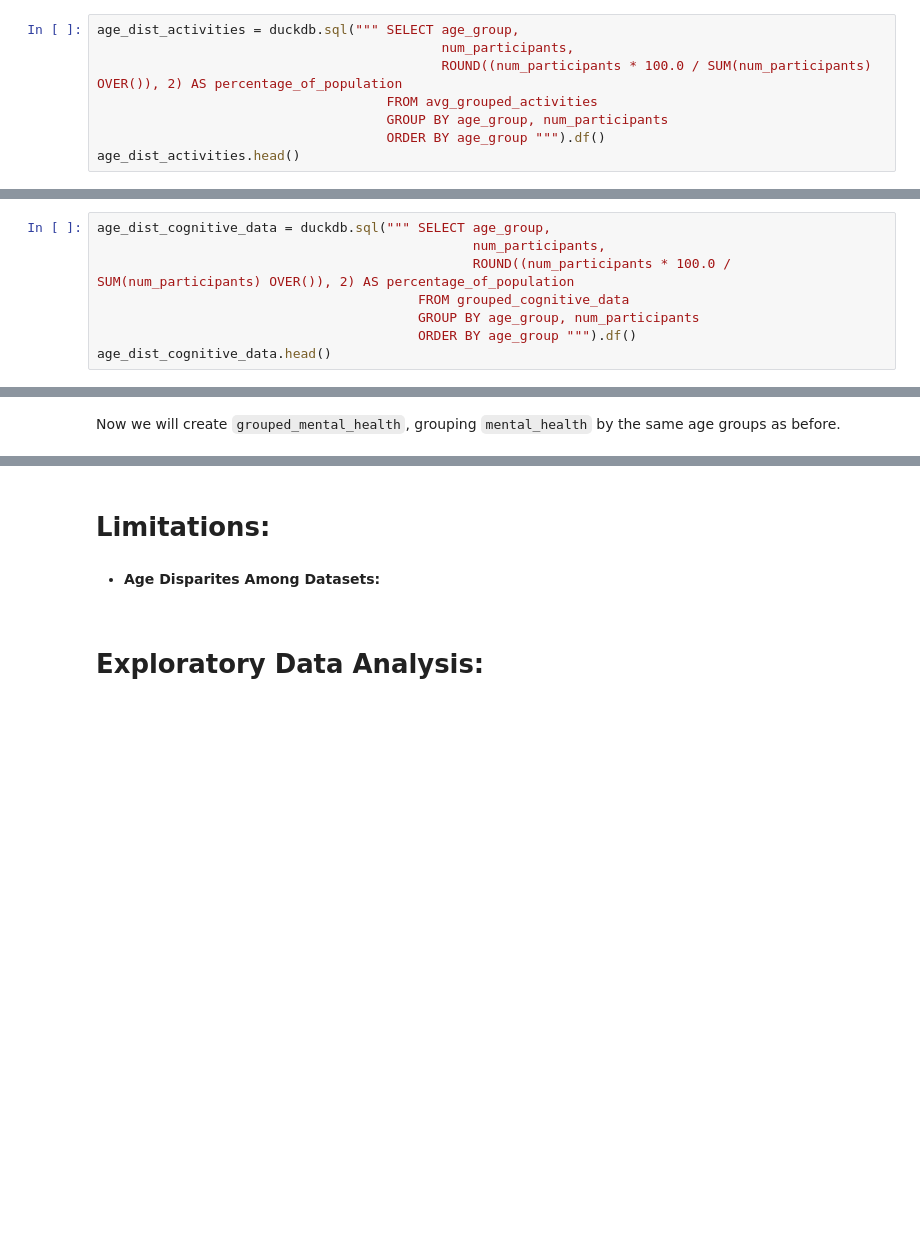
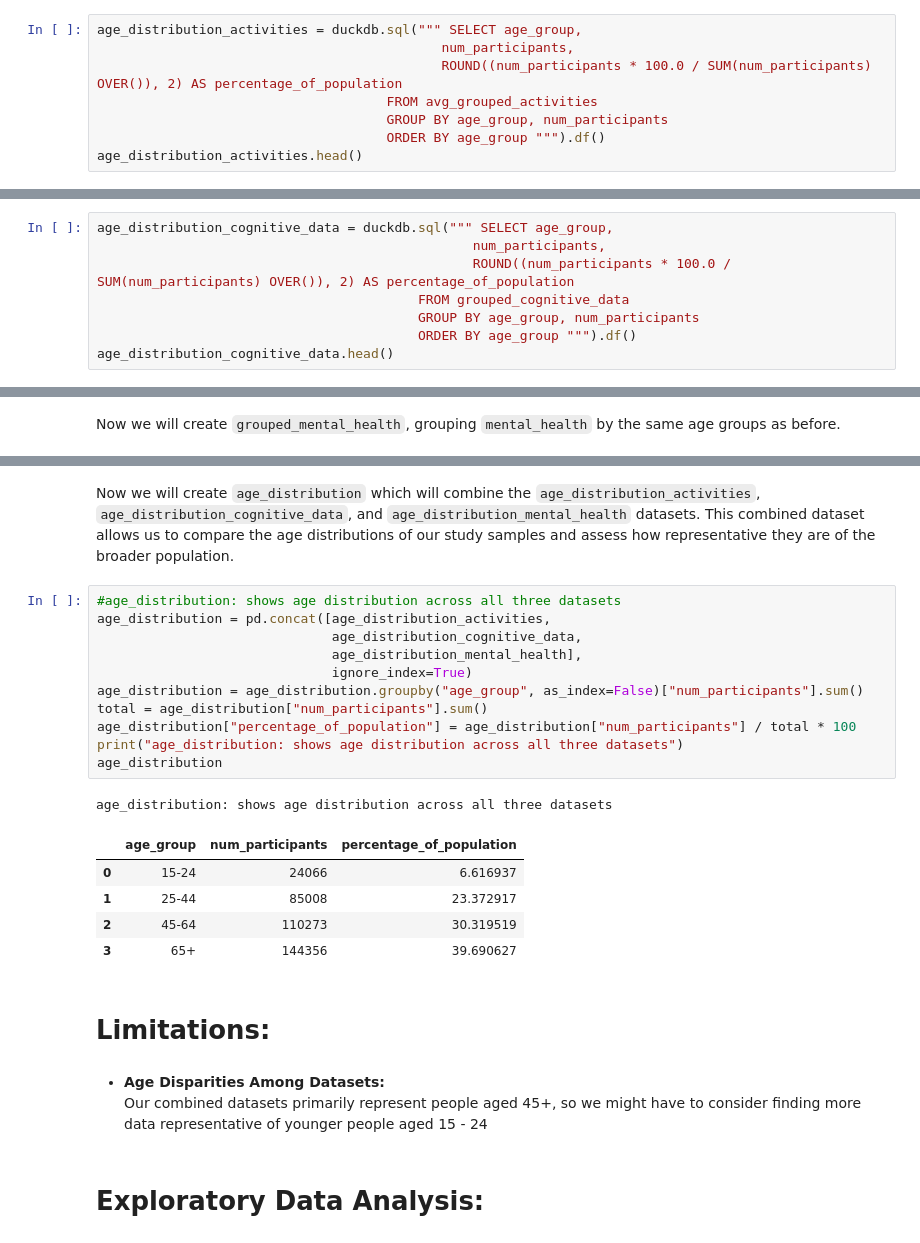
Before and after one commit to rem388/DataScienceProject, a Jupyter notebook: Phase2.ipynb, the cells around one changed output, grey strips where cells are left out. Drawn from its saved outputs; the diff is of its cells as text; blank space fills up the shorter version.

```diff
--- a/Phase2.ipynb
+++ b/Phase2.ipynb
@@ -181,11 +197,11 @@ We are also curious about the age distribution in this sample. We will create `a
 # %%
-age_dist_activities = duckdb.sql(""" SELECT age_group,
+age_distribution_activities = duckdb.sql(""" SELECT age_group,
                                             num_participants,
                                             ROUND((num_participants * 100.0 / SUM(num_participants) OVER()), 2) AS percentage_of_population
                                      FROM avg_grouped_activities
                                      GROUP BY age_group, num_participants
                                      ORDER BY age_group """).df()
-age_dist_activities.head()
+age_distribution_activities.head()
 # %% [output]
 |  | age_group | num_participants | percentage_of_population |
 | 0 | 15-24 | 440 | 7.16 |
@@ -322,11 +338,11 @@ We will create `age_dist_cognitive_data` to illustrate the age distribution of t
 # %%
-age_dist_cognitive_data = duckdb.sql(""" SELECT age_group,
+age_distribution_cognitive_data = duckdb.sql(""" SELECT age_group,
                                                 num_participants,
                                                 ROUND((num_participants * 100.0 / SUM(num_participants) OVER()), 2) AS percentage_of_population
                                          FROM grouped_cognitive_data
                                          GROUP BY age_group, num_participants
                                          ORDER BY age_group """).df()
-age_dist_cognitive_data.head()
+age_distribution_cognitive_data.head()
 # %% [output]
 |  | age_group | num_participants | percentage_of_population |
 | 0 | 15-24 | 388 | 27.73 |
@@ -453,8 +567,28 @@ grouped_mental_health: mental_health data grouped by age group
+# %% [markdown]
+Now we will create `age_distribution` which will combine the `age_distribution_activities`, `age_distribution_cognitive_data`, and `age_distribution_mental_health` datasets. This combined dataset allows us to compare the age distributions of our study samples and assess how representative they are of the broader population.
+# %%
+#age_distribution: shows age distribution across all three datasets
+age_distribution = pd.concat([age_distribution_activities,
+                              age_distribution_cognitive_data,
+                              age_distribution_mental_health],
+                              ignore_index=True)
+age_distribution = age_distribution.groupby("age_group", as_index=False)["num_participants"].sum()
+total = age_distribution["num_participants"].sum()
+age_distribution["percentage_of_population"] = age_distribution["num_participants"] / total * 100
+print("age_distribution: shows age distribution across all three datasets")
+age_distribution
+# %% [output]
+age_distribution: shows age distribution across all three datasets
+|  | age_group | num_participants | percentage_of_population |
+| 0 | 15-24 | 24066 | 6.616937 |
+| 1 | 25-44 | 85008 | 23.372917 |
+| 2 | 45-64 | 110273 | 30.319519 |
+| 3 | 65+ | 144356 | 39.690627 |
 # %% [markdown]
 # **Limitations:**
 # %% [markdown]
-- **Age Disparites Among Datasets:**
-    >
+- **Age Disparities Among Datasets:** <br>
+Our combined datasets primarily represent people aged 45+, so we might have to consider finding more data representative of younger people aged 15 - 24
 # %% [markdown]
 # **Exploratory Data Analysis:**
 # %% [markdown]
```
Also changed, not shown: parts of 12 cells of this notebook, 1 other file.
